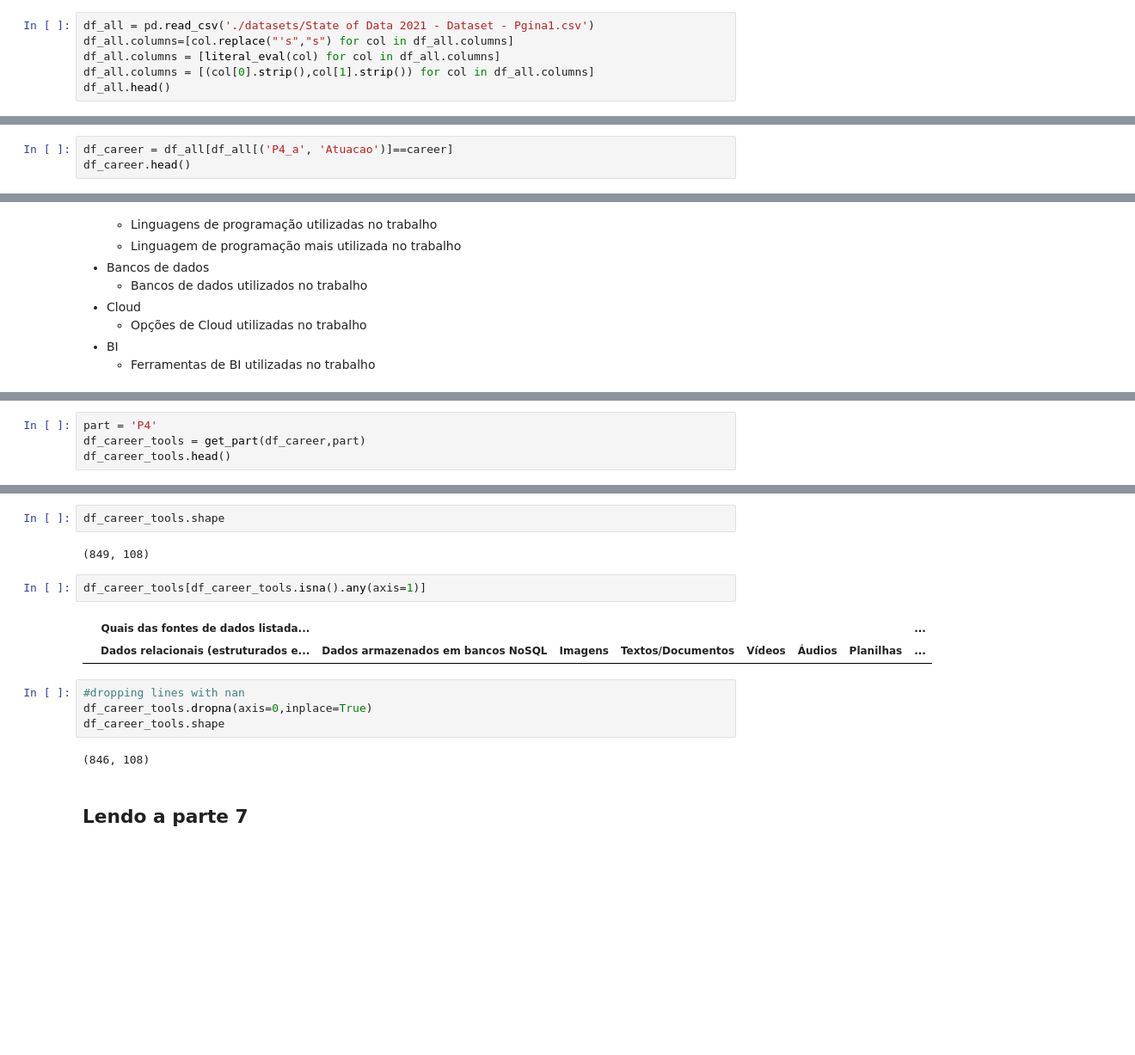
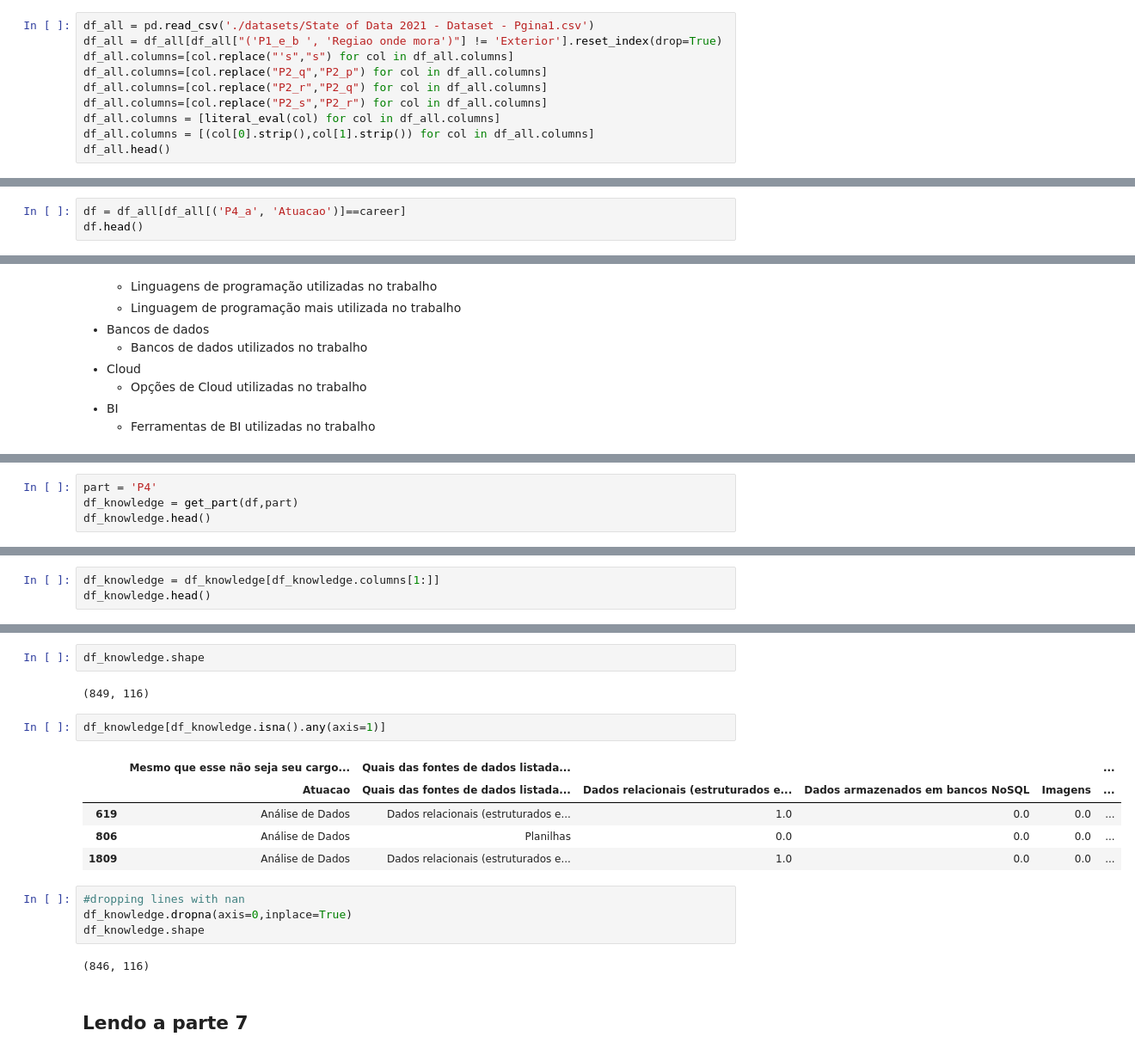
Before and after one commit to BrunoRammon/projeto_tecnicas_programacao_ii-, a Jupyter notebook: EDA.ipynb, the cells around one changed output, grey strips where cells are left out. Shown at 86% size. Saved outputs shown, nothing was run; the diff lists cells and outputs as text; blank space fills up the shorter version.

```diff
--- a/EDA.ipynb
+++ b/EDA.ipynb
@@ -68,7 +67,11 @@ def get_part(df,part):
 Configurações gerais do dataframe principal
 # %%
 df_all = pd.read_csv('./datasets/State of Data 2021 - Dataset - Pgina1.csv')
+df_all = df_all[df_all["('P1_e_b ', 'Regiao onde mora')"] != 'Exterior'].reset_index(drop=True)
 df_all.columns=[col.replace("'s","s") for col in df_all.columns]
+df_all.columns=[col.replace("P2_q","P2_p") for col in df_all.columns]
+df_all.columns=[col.replace("P2_r","P2_q") for col in df_all.columns]
+df_all.columns=[col.replace("P2_s","P2_r") for col in df_all.columns]
 df_all.columns = [literal_eval(col) for col in df_all.columns]
 df_all.columns = [(col[0].strip(),col[1].strip()) for col in df_all.columns]
 df_all.head()
@@ -109,7 +118,7 @@ O objetivos será explorar algumas informações das Partes 1, 2, 4 e 7 e respon
 # %%
 career = 'Análise de Dados'
 # %%
-df_career = df_all[df_all[('P4_a', 'Atuacao')]==career]
-df_career.head()
+df = df_all[df_all[('P4_a', 'Atuacao')]==career]
+df.head()
 # %% [output]
 |  | (P0, id) | (P1_a, Idade) | (P1_a_a, Faixa idade) | (P1_b, Genero) | (P1_e, Estado onde mora) | ... |
@@ -217,6 +327,6 @@ Ideia
 - Fazer análises considerando diferentes áreas de atuação
 # %%
 part = 'P4'
-df_career_tools = get_part(df_career,part)
-df_career_tools.head()
+df_knowledge = get_part(df,part)
+df_knowledge.head()
 # %% [output]
@@ -240,0 +340,3 @@ df_career_tools.head()
+# %%
+df_knowledge = df_knowledge[df_knowledge.columns[1:]]
+df_knowledge.head()
@@ -241,18 +351,21 @@ df_career_tools.head()
 # %%
-df_career_tools.shape
+df_knowledge.shape
 # %% [output]
-(849, 108)
+(849, 116)
 # %%
-df_career_tools[df_career_tools.isna().any(axis=1)]
+df_knowledge[df_knowledge.isna().any(axis=1)]
 # %% [output]
-|  | Quais das fontes de dados listada... |  |  |  |  |  |  | ... |
-|  | Dados relacionais (estruturados e... | Dados armazenados em bancos NoSQL | Imagens | Textos/Documentos | Vídeos | Áudios | Planilhas | ... |
+|  | Mesmo que esse não seja seu cargo... | Quais das fontes de dados listada... |  |  |  | ... |
+|  | Atuacao | Quais das fontes de dados listada... | Dados relacionais (estruturados e... | Dados armazenados em bancos NoSQL | Imagens | ... |
+| 619 | Análise de Dados | Dados relacionais (estruturados e... | 1.0 | 0.0 | 0.0 | ... |
+| 806 | Análise de Dados | Planilhas | 0.0 | 0.0 | 0.0 | ... |
+| 1809 | Análise de Dados | Dados relacionais (estruturados e... | 1.0 | 0.0 | 0.0 | ... |
 # %%
 #dropping lines with nan
-df_career_tools.dropna(axis=0,inplace=True)
-df_career_tools.shape
+df_knowledge.dropna(axis=0,inplace=True)
+df_knowledge.shape
 # %% [output]
-(846, 108)
+(846, 116)
 # %% [markdown]
 ## Lendo a parte 7
 # %%
```
Also changed, not shown: parts of 43 cells of this notebook.
